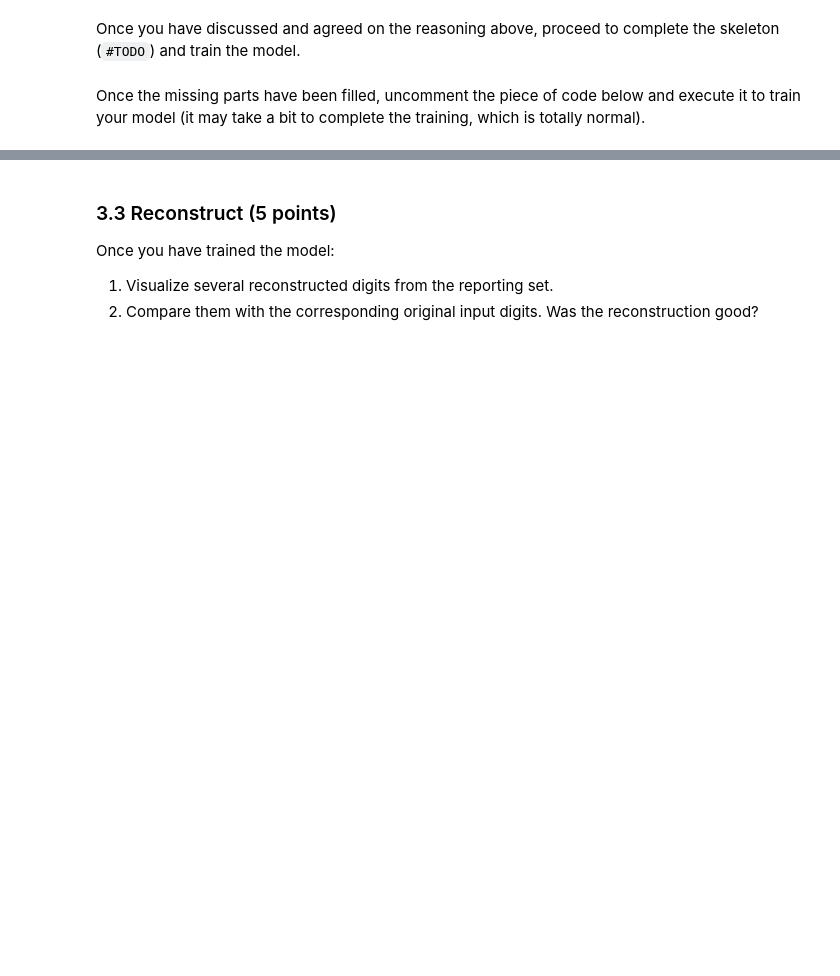
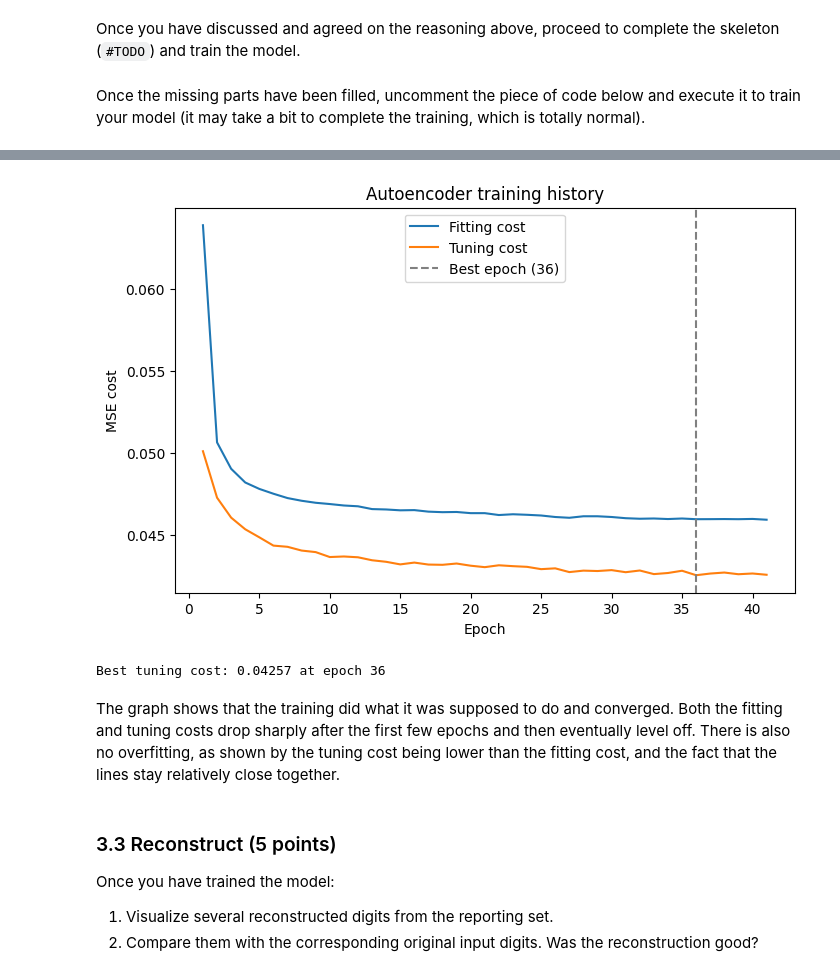
Before and after one commit to kaitlinluu/ds4021_lab06, a Jupyter notebook: 06-autoencoders.ipynb, the cells around one changed output, grey strips where cells are left out. Saved outputs shown, nothing was run; the diff lists cells and outputs as text; code cells hidden in the pictures; blank space fills up the shorter version.

```diff
--- a/06-autoencoders.ipynb
+++ b/06-autoencoders.ipynb
@@ -196,7 +196,7 @@ class Autoencoder(nn.Module):
             nn.Dropout(p=0.2),
             # TODO: Add steps to go from 128 to 64
             nn.Linear(128,64),
-            nn.BatchNorm1dNorm1d(64),
+            nn.BatchNorm1d(64),
             nn.ReLU(),
             nn.Dropout(p=0.2),
             # TODO: Add steps to go from 64 to 2.
@@ -296,11 +300,11 @@ def train_autoencoder(model, fitting_loader, tuning_loader, n_epochs=100, patien
         for X_batch, _ in fitting_loader:
             # --- Implement the standard training steps ---
 
-            outputs = None  # TODO: Forward pass for this batch
-            cost = None     # TODO: Compute the cost for this batch
-            # TODO: Backward pass (compute gradients)
-            # TODO: Update model parameters
-            # TODO: Set gradients equal to zero
+            outputs = model(X_batch)            # TODO: Forward pass for this batch
+            cost = criterion(outputs, X_batch)  # TODO: Compute the cost for this batch
+            cost.backward()                     # TODO: Backward pass (compute gradients)
+            optimizer.step()                    # TODO: Update model parameters
+            optimizer.zero_grad()               # TODO: Set gradients equal to zero
             fitting_cost += cost.item() * X_batch.size(0)
 
         fitting_cost /= len(fitting_loader.dataset)
@@ -310,8 +314,8 @@ def train_autoencoder(model, fitting_loader, tuning_loader, n_epochs=100, patien
         tuning_cost = 0.0
         with torch.no_grad():
             for X_batch, _ in tuning_loader:
-                outputs = None  # TODO: Forward pass for tuning data
-                cost = None     # TODO: Compute the tuning cost
+                outputs = model(X_batch)            # TODO: Forward pass for tuning data
+                cost = criterion(outputs, X_batch)  # TODO: Compute the tuning cost
                 tuning_cost += cost.item() * X_batch.size(0)
 
         tuning_cost /= len(tuning_loader.dataset)
@@ -333,4 +337,4 @@ def train_autoencoder(model, fitting_loader, tuning_loader, n_epochs=100, patien
 # %% [markdown]
 Once the missing parts have been filled, uncomment the piece of code below and execute it to train your model (it may take a bit to complete the training, which is totally normal).
 # %%
-# model, history = train_autoencoder(model, fitting_loader, tuning_loader, n_epochs=50, patience=5)
+model, history = train_autoencoder(model, fitting_loader, tuning_loader, n_epochs=50, patience=5)
@@ -337,5 +359,32 @@ Once the missing parts have been filled, uncomment the piece of code below and e
 # %%
-# USE AS MANY CELLS AS NEEDED FOR THE REST OF THE CODE
+# plot the training history
+
+import matplotlib.pyplot as plt
+
+epochs = range(1, len(history["fitting"]) + 1)
+best_epoch = int(np.argmin(history["tuning"])) + 1
+
+plt.figure(figsize=(8, 5))
+
+# learning curves that display cost on the fitting set vs. the tuning set after each epoch
+plt.plot(epochs, history["fitting"], label="Fitting cost")
+plt.plot(epochs, history["tuning"], label="Tuning cost")
+
+# line to show the best epoch (lowest tuning cost)
+plt.axvline(best_epoch, color="gray", linestyle="--", label=f"Best epoch ({best_epoch})")
+
+plt.xlabel("Epoch")
+plt.ylabel("MSE cost")
+plt.title("Autoencoder training history")
+plt.legend()
+plt.show()
+
+print(f"Best tuning cost: {min(history['tuning']):.5f} at epoch {best_epoch}")
+# %% [output]
+[figure, added]
+Best tuning cost: 0.04257 at epoch 36
+# %% [markdown]
+The graph shows that the training did what it was supposed to do and converged. Both the fitting and tuning costs drop sharply after the first few epochs and then eventually level off. There is also no overfitting, as shown by the tuning cost being lower than the fitting cost, and the fact that the lines stay relatively close together.
 # %% [markdown]
 ### 3.3 Reconstruct (5 points)
 
```
Also changed, not shown: parts of 6 cells of this notebook.
